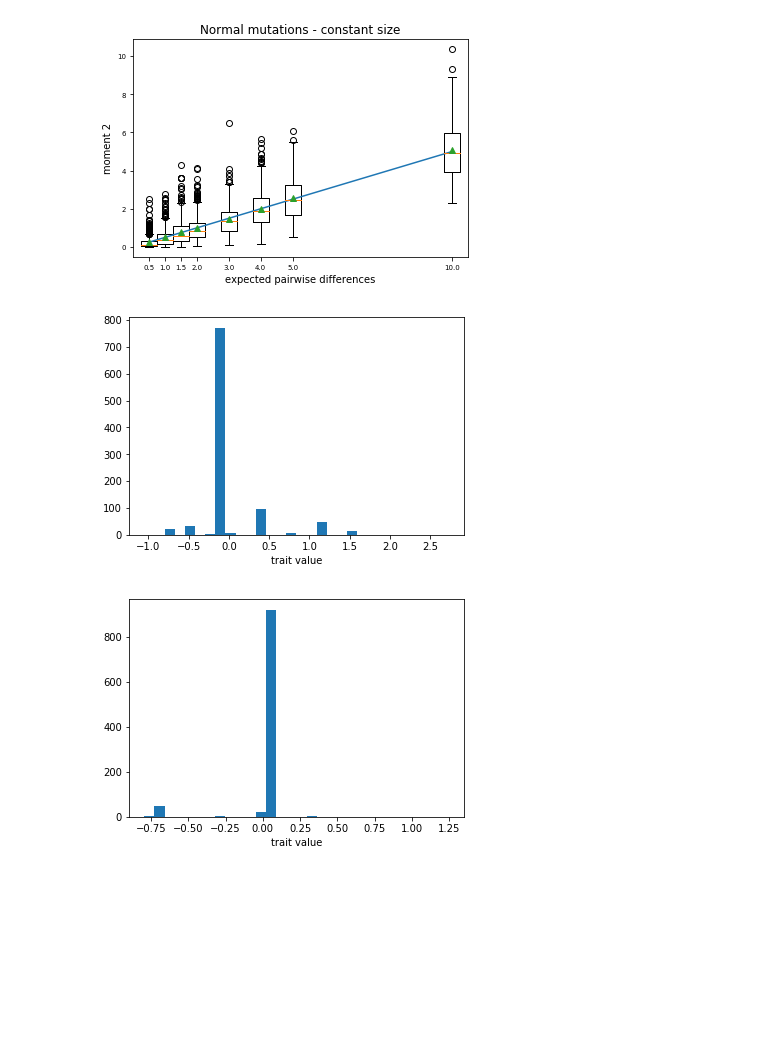
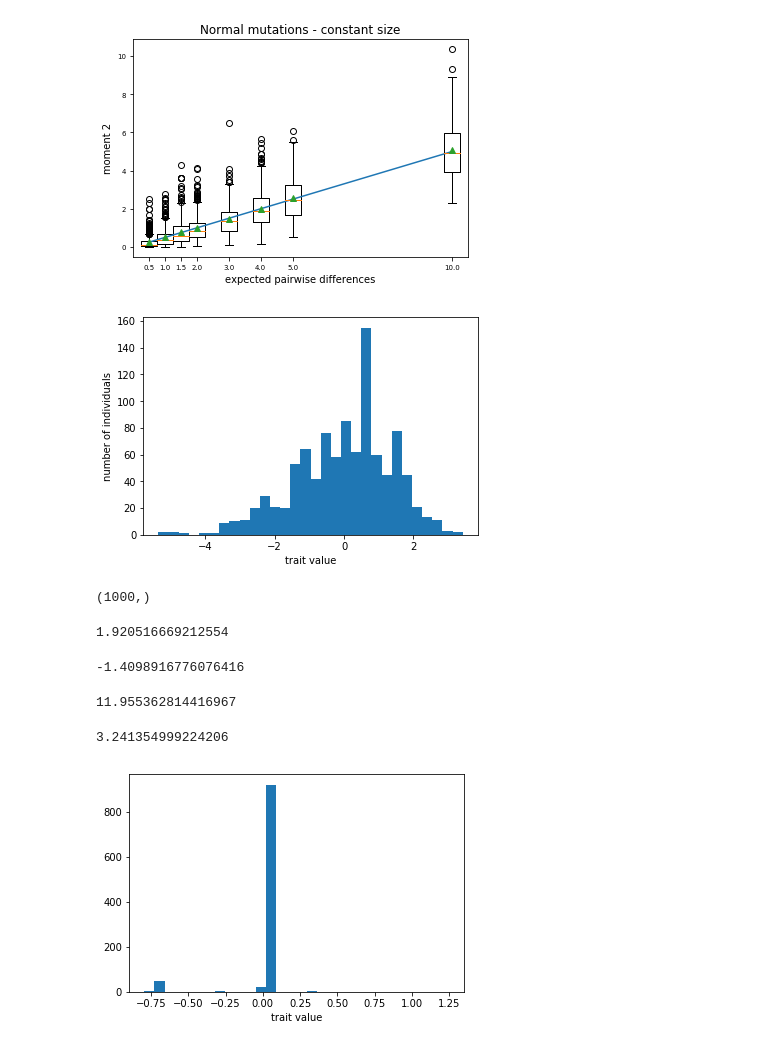
Before and after one commit to emkoch/quant_gen_coal, a Jupyter notebook: programs/msprime_tests.ipynb, the cells around one changed output. Saved outputs shown, nothing was run; the diff lists cells and outputs as text; code cells hidden in the pictures; blank space fills up the shorter version.

```diff
--- a/programs/msprime_tests.ipynb
+++ b/programs/msprime_tests.ipynb
@@ -295,13 +367,35 @@ plt.title("Normal mutations - constant size")
 Text(0.5,1,'Normal mutations - constant size')
 [figure]
 # %%
-phens = np.sum(sim_phens_norm[0][10], axis=1)
+fig, ax = plt.subplots(facecolor = 'w', figsize=(6, 4));
+phens = np.sum(sim_phens_norm[6][26], axis=1)
 phens -= np.mean(phens)
 plt.hist(phens, bins = 30);
 plt.xlabel("trait value")
+plt.ylabel("number of individuals")
 plt.savefig("dist_example_1.pdf", bbox_inches="tight")
 # %% [output]
-[figure, old version]
+[figure, new version]
+# %%
+np.sum(sim_phens_norm[6][26], axis=1).shape
+# %% [output]
+(1000,)
+# %%
+np.mean([phen**2 for phen in phens])
+# %% [output]
+1.920516669212554
+# %%
+np.mean([phen**3 for phen in phens])
+# %% [output]
+-1.4098916776076416
+# %%
+np.mean([phen**4 for phen in phens])
+# %% [output]
+11.955362814416967
+# %%
+np.mean([phen**4 for phen in phens]) / np.mean([phen**2 for phen in phens])**2
+# %% [output]
+3.241354999224206
 # %%
 phens = np.sum(sim_phens_norm[0][20], axis=1)
 phens -= np.mean(phens)
```
Also changed, not shown: parts of 14 cells of this notebook, 14 other files.
